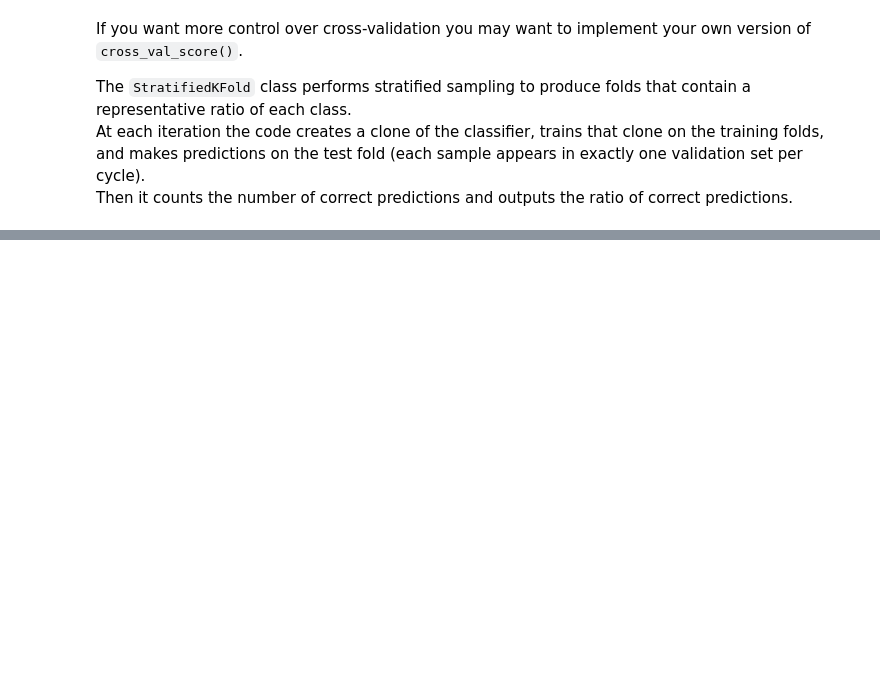
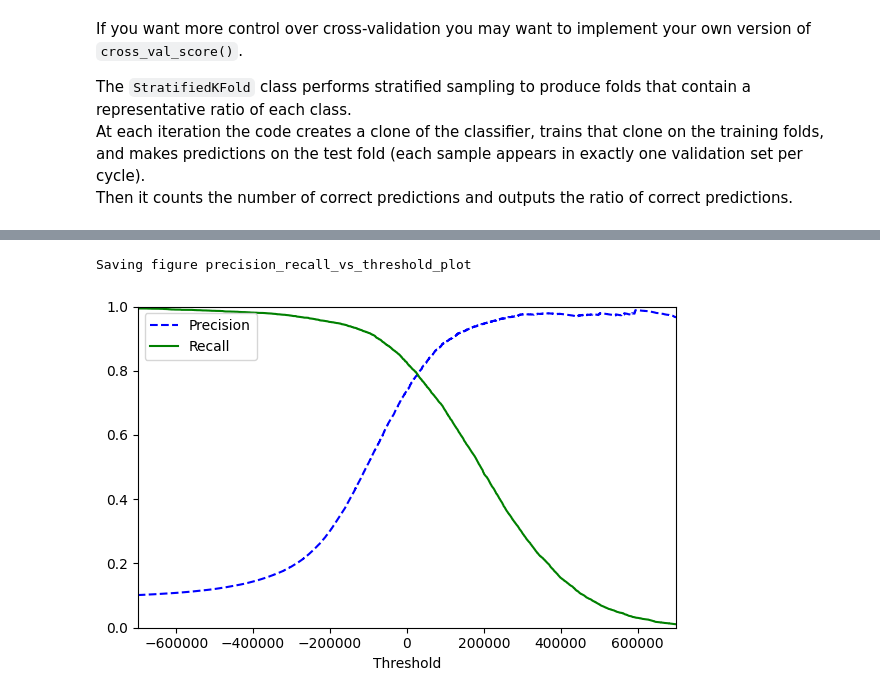
Before and after one commit to KarlMeierMattern/hands-on-ml, a Jupyter notebook: 02.classification.ipynb, the cells around one changed output, grey strips where cells are left out. Saved outputs shown, nothing was run; the diff lists cells and outputs as text; code cells hidden in the pictures; blank space fills up the shorter version.

```diff
--- a/02.classification.ipynb
+++ b/02.classification.ipynb
@@ -188,0 +288,24 @@ This demonstrates why accuracy is generally not the preferred performance measur
+# %%
+# specify that you want to return decision scores instead of predictions
+
+y_scores = cross_val_predict(sgd_clf, X_train, y_train_5, cv=3, method="decision_function")
+# %%
+from sklearn.metrics import precision_recall_curve
+
+precisions, recalls, thresholds = precision_recall_curve(y_train_5, y_scores)
+# %%
+def plot_precision_recall_vs_threshold(precisions, recalls, thresholds):
+    plt.plot(thresholds, precisions[:-1], "b--", label="Precision")
+    plt.plot(thresholds, recalls[:-1], "g-", label="Recall")
+    plt.xlabel("Threshold")
+    plt.legend(loc="upper left")
+    plt.ylim([0, 1])
+
+plt.figure(figsize=(6, 4))
+plot_precision_recall_vs_threshold(precisions, recalls, thresholds)
+plt.xlim([-700000, 700000])
+save_fig("precision_recall_vs_threshold_plot")
+plt.show()
+# %% [output]
+Saving figure precision_recall_vs_threshold_plot
+[figure, added]
```
Also changed, not shown: parts of 24 cells of this notebook, 4 other files.
